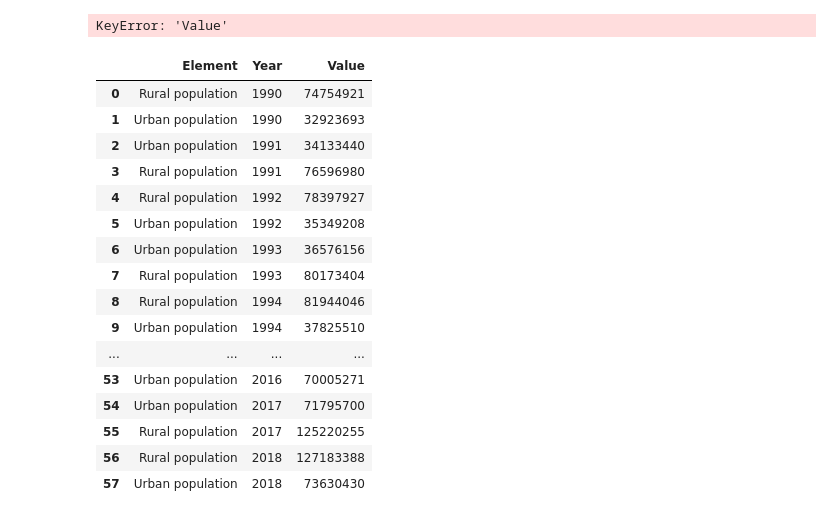
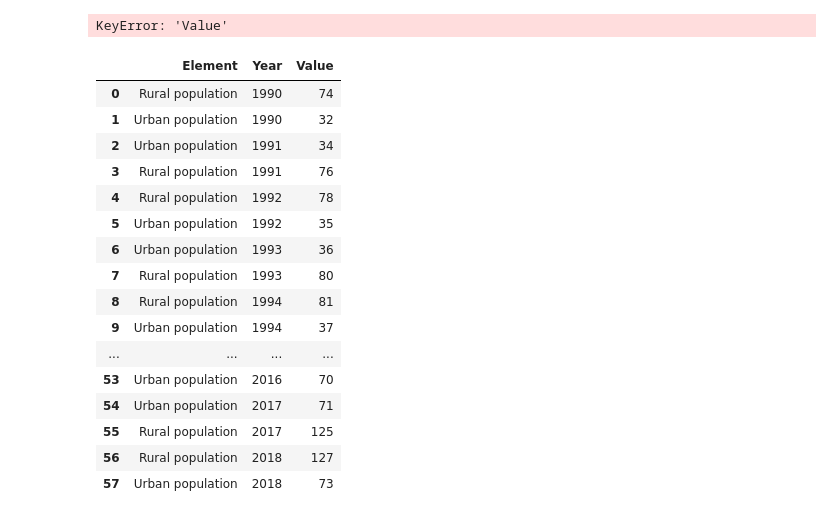
Before and after one commit to abid-2362/python-ka-chilla, a Jupyter notebook: sessions/29/29_assignment_data_comparison.ipynb, the cells around one changed output. Cells and saved outputs as stored; diff of their text form; code cells hidden in the pictures.

```diff
--- a/sessions/29/29_assignment_data_comparison.ipynb
+++ b/sessions/29/29_assignment_data_comparison.ipynb
@@ -14,25 +14,25 @@ KeyError: 'Value'
 # %%
 data = pd.read_csv("../../data/FAOSTAT_data_rural_urban_population.csv")
 required_data = data.loc[0:,["Element","Year", "Value"]] # both lines produces same result
 # required_data = data[["Element","Year", "Value"]] # both produces same result
 
-required_data["Value"] = required_data["Value"].apply(lambda x: int(x*1000))
+required_data["Value"] = required_data["Value"].apply(lambda x: int(x // 1000))
 required_data
 # %% [output]
 |  | Element | Year | Value |
-| 0 | Rural population | 1990 | 74754921 |
-| 1 | Urban population | 1990 | 32923693 |
-| 2 | Urban population | 1991 | 34133440 |
-| 3 | Rural population | 1991 | 76596980 |
-| 4 | Rural population | 1992 | 78397927 |
-| 5 | Urban population | 1992 | 35349208 |
-| 6 | Urban population | 1993 | 36576156 |
-| 7 | Rural population | 1993 | 80173404 |
-| 8 | Rural population | 1994 | 81944046 |
-| 9 | Urban population | 1994 | 37825510 |
+| 0 | Rural population | 1990 | 74 |
+| 1 | Urban population | 1990 | 32 |
+| 2 | Urban population | 1991 | 34 |
+| 3 | Rural population | 1991 | 76 |
+| 4 | Rural population | 1992 | 78 |
+| 5 | Urban population | 1992 | 35 |
+| 6 | Urban population | 1993 | 36 |
+| 7 | Rural population | 1993 | 80 |
+| 8 | Rural population | 1994 | 81 |
+| 9 | Urban population | 1994 | 37 |
 | ... | ... | ... | ... |
-| 53 | Urban population | 2016 | 70005271 |
-| 54 | Urban population | 2017 | 71795700 |
-| 55 | Rural population | 2017 | 125220255 |
-| 56 | Rural population | 2018 | 127183388 |
-| 57 | Urban population | 2018 | 73630430 |
+| 53 | Urban population | 2016 | 70 |
+| 54 | Urban population | 2017 | 71 |
+| 55 | Rural population | 2017 | 125 |
+| 56 | Rural population | 2018 | 127 |
+| 57 | Urban population | 2018 | 73 |
```
Also changed, not shown: parts of 6 cells of this notebook, 3 other files.
